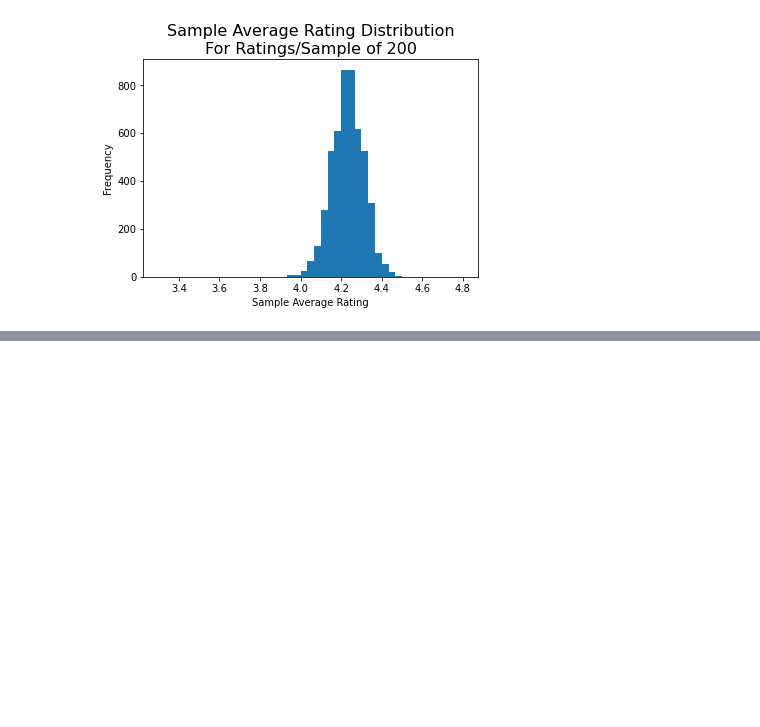
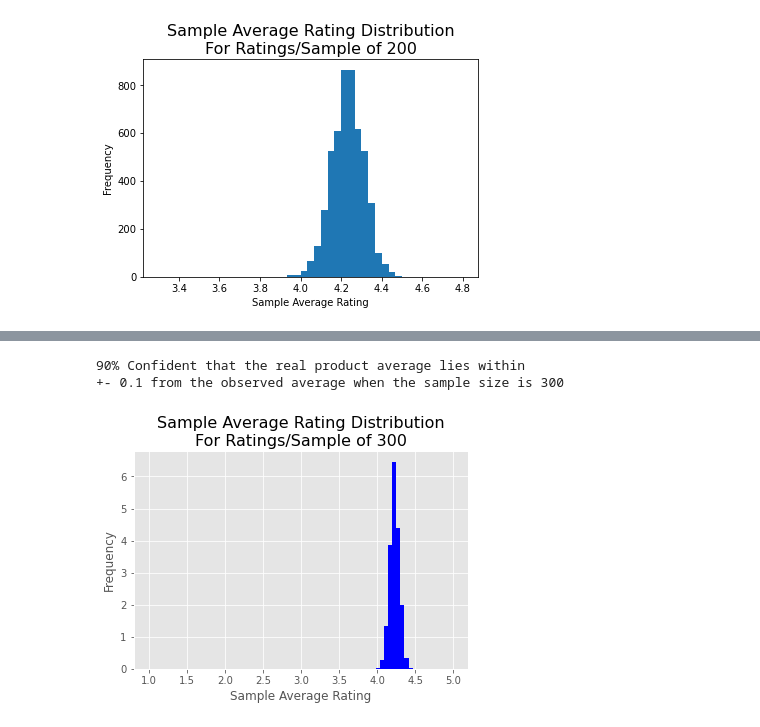
Before and after one commit to RyanBur/Python_Project, a Jupyter notebook: amazon_reviews_cutoff_analysis.ipynb, the cells around one changed output, grey strips where cells are left out. Drawn from its saved outputs; the diff is of its cells as text; code cells hidden in the pictures; blank space fills up the shorter version.

```diff
--- a/amazon_reviews_cutoff_analysis.ipynb
+++ b/amazon_reviews_cutoff_analysis.ipynb
@@ -207,2 +207,22 @@ print('90% Confident that the real product average lies within \n+-', \
+# %%
+plt.style.use('ggplot')
+num_ratings = 300
+sample_series = sample_data_creation(num_ratings,5000)
+plt.hist(sample_series, bins=75, density=True, range=(1.0, 5.0), color='blue')
+plt.title(f'Sample Average Rating Distribution\nFor Ratings/Sample of {num_ratings}', fontsize=16)
+plt.xlabel('Sample Average Rating')
+plt.ylabel('Frequency')
+
+# Standard dev of the samples
+std = np.std(sample_series)
+# z-score for 90% confidence interval
+z_score = 1.645
+ci_range = z_score * std
+print('90% Confident that the real product average lies within \n+-', \
+      round(ci_range,2),f'from the observed average when the sample size is {num_ratings}')
+# %% [output]
+90% Confident that the real product average lies within
++- 0.1 from the observed average when the sample size is 300
+[figure, added]
 # %%
 Note: maybe draw these are overlaping freuqency distributions for my final project
```
Also changed, not shown: parts of 1 cell of this notebook, 4 other files.
